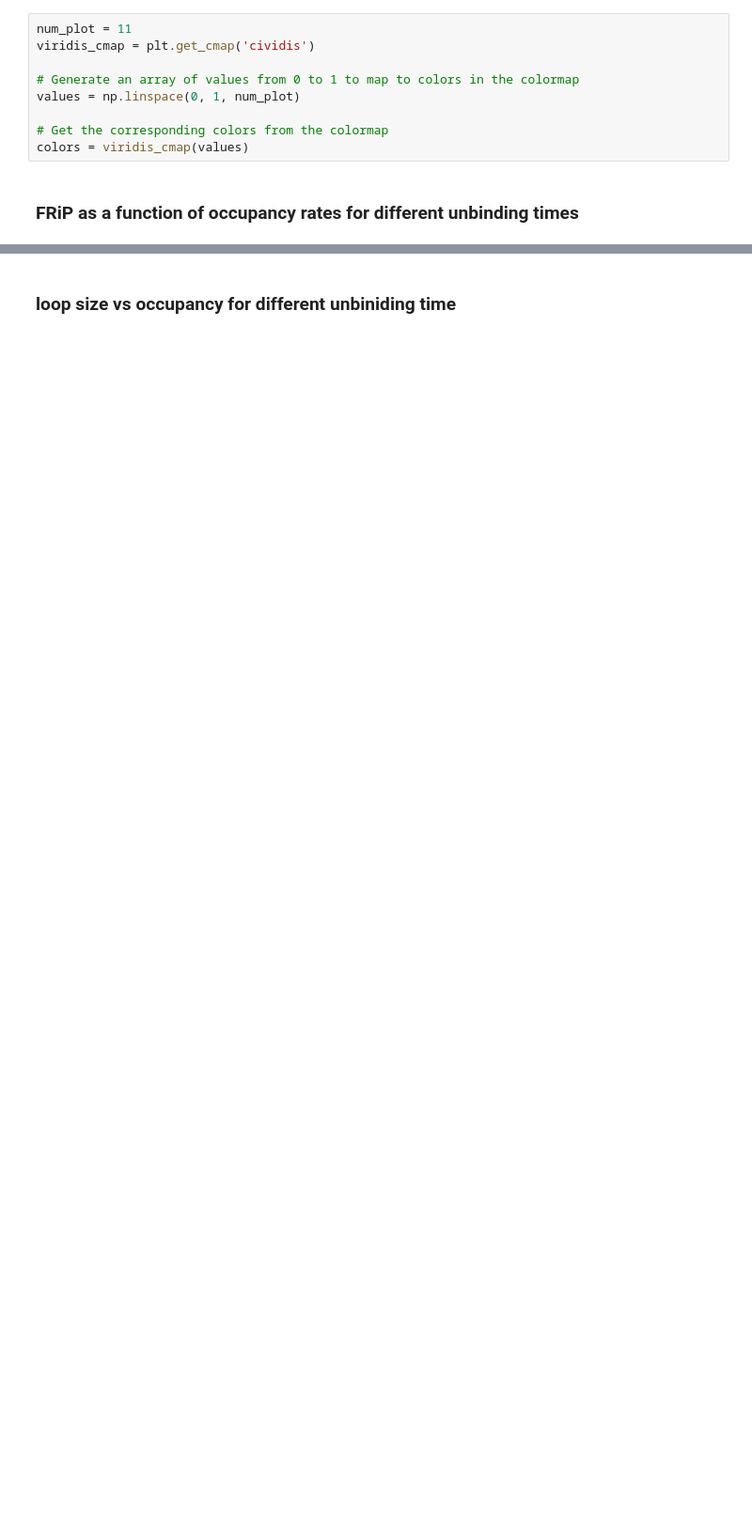
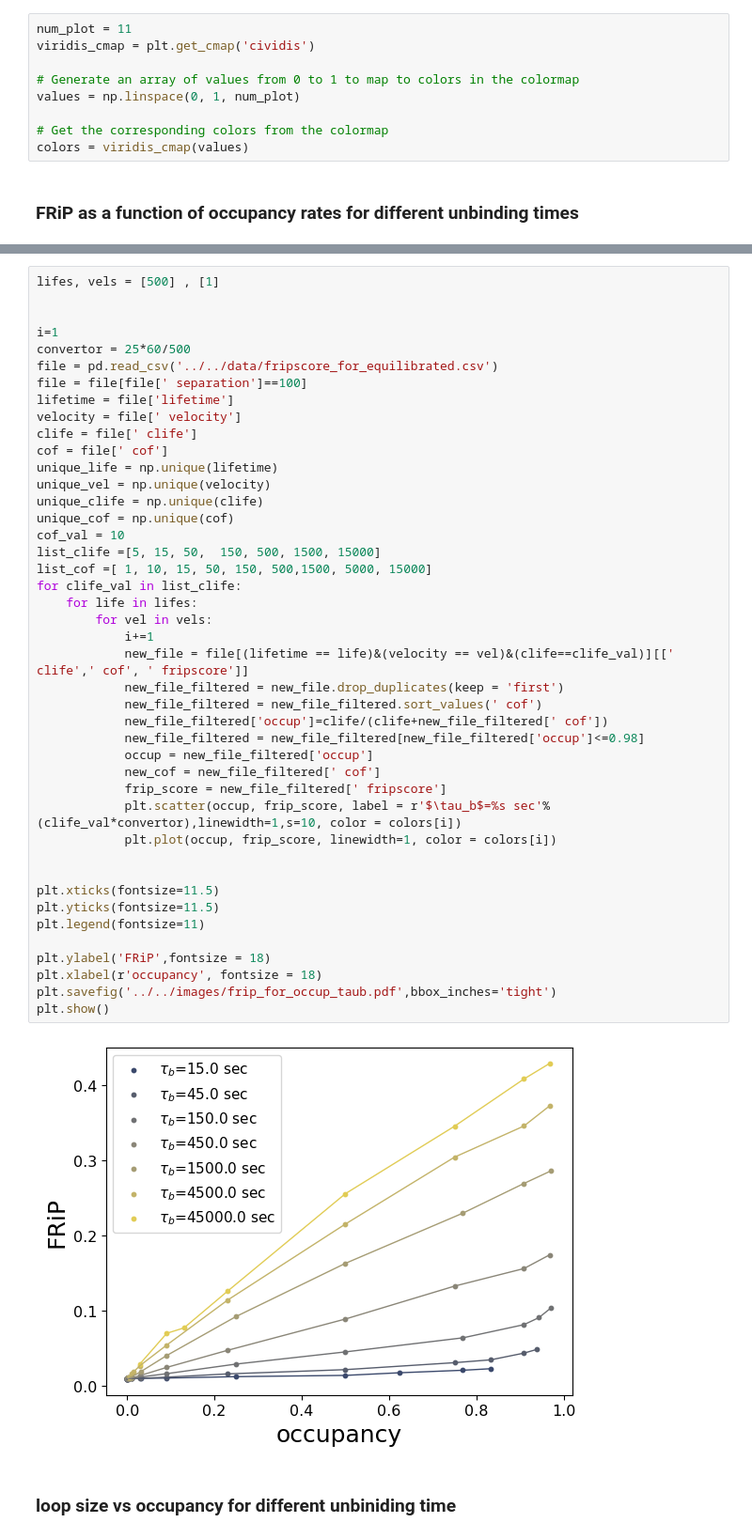
Before and after one commit to Fudenberg-Research-Group/dynamic_extrusion_boundaries, a Jupyter notebook: analysis/Analysis_for_frip.ipynb, the cells around one changed output, grey strips where cells are left out. Shown at 94% size. Drawn from its saved outputs; the diff is of its cells as text; blank space fills up the shorter version.

```diff
--- a/analysis/Analysis_for_frip.ipynb
+++ b/analysis/Analysis_for_frip.ipynb
@@ -318,3 +328,48 @@ plt.show()
+# %%
+lifes, vels = [500] , [1]
+
+
+i=1
+convertor = 25*60/500
+file = pd.read_csv('../../data/fripscore_for_equilibrated.csv')
+file = file[file[' separation']==100]
+lifetime = file['lifetime']
+velocity = file[' velocity']
+clife = file[' clife']
+cof = file[' cof']
+unique_life = np.unique(lifetime)
+unique_vel = np.unique(velocity)
+unique_clife = np.unique(clife)
+unique_cof = np.unique(cof)
+cof_val = 10
+list_clife =[5, 15, 50,  150, 500, 1500, 15000]
+list_cof =[ 1, 10, 15, 50, 150, 500,1500, 5000, 15000]
+for clife_val in list_clife:
+    for life in lifes:
+        for vel in vels:
+            i+=1
+            new_file = file[(lifetime == life)&(velocity == vel)&(clife==clife_val)][[' clife',' cof', ' fripscore']]
+            new_file_filtered = new_file.drop_duplicates(keep = 'first')
+            new_file_filtered = new_file_filtered.sort_values(' cof')
+            new_file_filtered['occup']=clife/(clife+new_file_filtered[' cof'])
+            new_file_filtered = new_file_filtered[new_file_filtered['occup']<=0.98]
+            occup = new_file_filtered['occup']
+            new_cof = new_file_filtered[' cof']
+            frip_score = new_file_filtered[' fripscore']
+            plt.scatter(occup, frip_score, label = r'$\tau_b$=%s sec'%(clife_val*convertor),linewidth=1,s=10, color = colors[i])
+            plt.plot(occup, frip_score, linewidth=1, color = colors[i])
+
+
+plt.xticks(fontsize=11.5)
+plt.yticks(fontsize=11.5)
+plt.legend(fontsize=11)
+
+plt.ylabel('FRiP',fontsize = 18)
+plt.xlabel(r'occupancy', fontsize = 18)
+plt.savefig('../../images/frip_for_occup_taub.pdf',bbox_inches='tight')
+plt.show()
+# %% [output]
+[figure, added]
 # %% [markdown]
 ### loop size vs occupancy for different unbiniding time
 # %%
```
Also changed, not shown: parts of 6 cells of this notebook.
